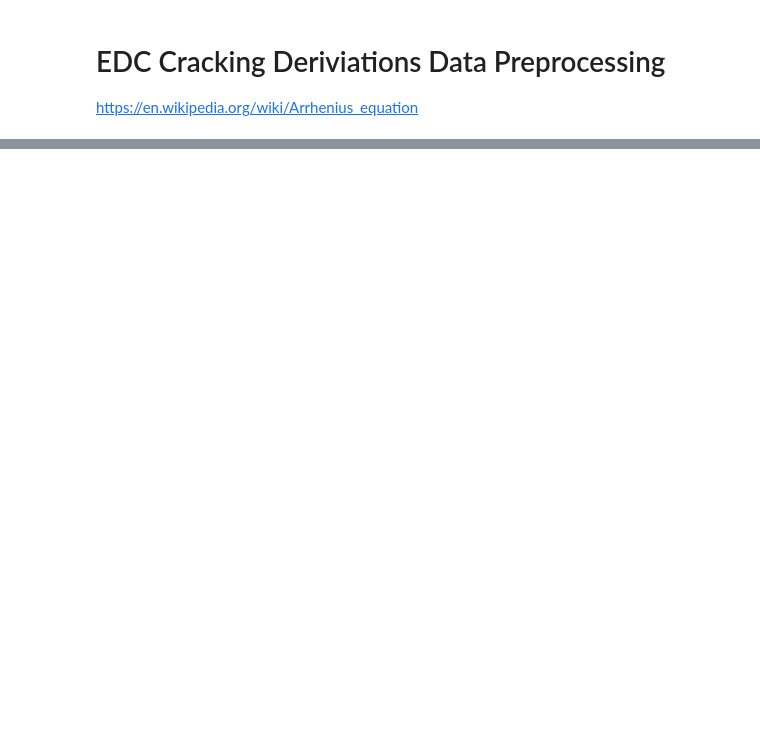
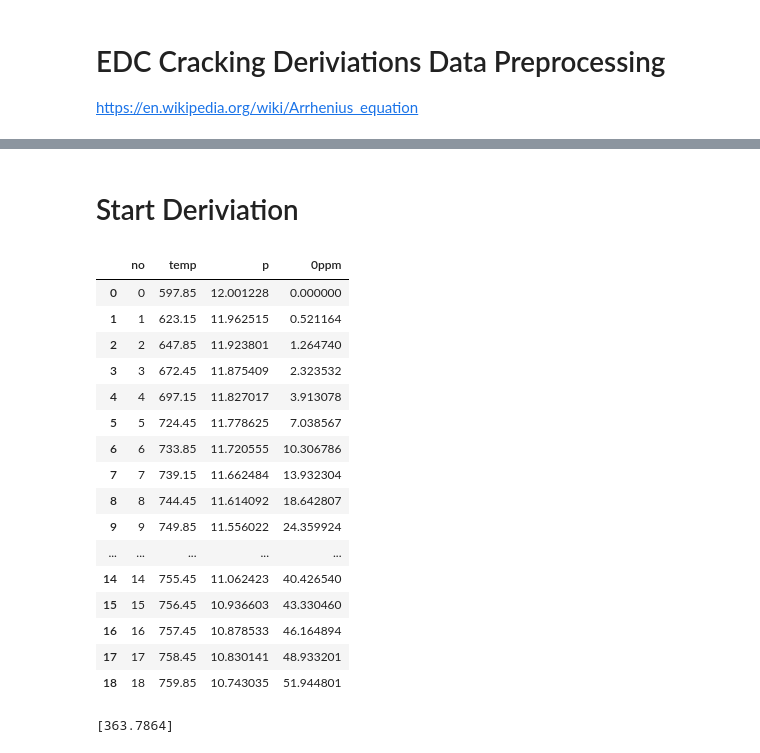
Before and after one commit to BingHungLee/BHAI-Daily-Practice, a Jupyter notebook: [20210706]_EDC_Cracking_Deriviations_Data_Preprocessing.ipynb, the cells around one changed output, grey strips where cells are left out. Drawn from its saved outputs; the diff is of its cells as text; code cells hidden in the pictures; blank space fills up the shorter version.

```diff
--- a/[20210706]_EDC_Cracking_Deriviations_Data_Preprocessing.ipynb
+++ b/[20210706]_EDC_Cracking_Deriviations_Data_Preprocessing.ipynb
@@ -65,0 +79,32 @@ plt.savefig("CR.png")
+# %%
+def CtoK(temp):
+  return temp+273.15
+# %%
+def PkgGtoatm(pressure):
+  return (pressure +1)*0.967841
+# %%
+dataset[["temp"]] = CtoK(dataset[["temp"]]) # Transform temp from celsius to kelvin
+dataset[["p"]] = PkgGtoatm(dataset[["p"]]) # Transform pressure from kg/cm2G to atm
+# %% [markdown]
+# Start Deriviation
+# %%
+case = dataset[["no","temp","p","0ppm"]]
+case.
+# %% [output]
+|  | no | temp | p | 0ppm |
+| 0 | 0 | 597.85 | 12.001228 | 0.000000 |
+| 1 | 1 | 623.15 | 11.962515 | 0.521164 |
+| 2 | 2 | 647.85 | 11.923801 | 1.264740 |
+| 3 | 3 | 672.45 | 11.875409 | 2.323532 |
+| 4 | 4 | 697.15 | 11.827017 | 3.913078 |
+| 5 | 5 | 724.45 | 11.778625 | 7.038567 |
+| 6 | 6 | 733.85 | 11.720555 | 10.306786 |
+| 7 | 7 | 739.15 | 11.662484 | 13.932304 |
+| 8 | 8 | 744.45 | 11.614092 | 18.642807 |
+| 9 | 9 | 749.85 | 11.556022 | 24.359924 |
+| ... | ... | ... | ... | ... |
+| 14 | 14 | 755.45 | 11.062423 | 40.426540 |
+| 15 | 15 | 756.45 | 10.936603 | 43.330460 |
+| 16 | 16 | 757.45 | 10.878533 | 46.164894 |
+| 17 | 17 | 758.45 | 10.830141 | 48.933201 |
+| 18 | 18 | 759.85 | 10.743035 | 51.944801 |
@@ -65,0 +114,6 @@ plt.savefig("CR.png")
+# %%
+EDC = [mdot_in_mole]
+for row in
+  EDC[i] = case
+# %% [output]
+[363.7864]
```
Also changed, not shown: parts of 6 cells of this notebook.
